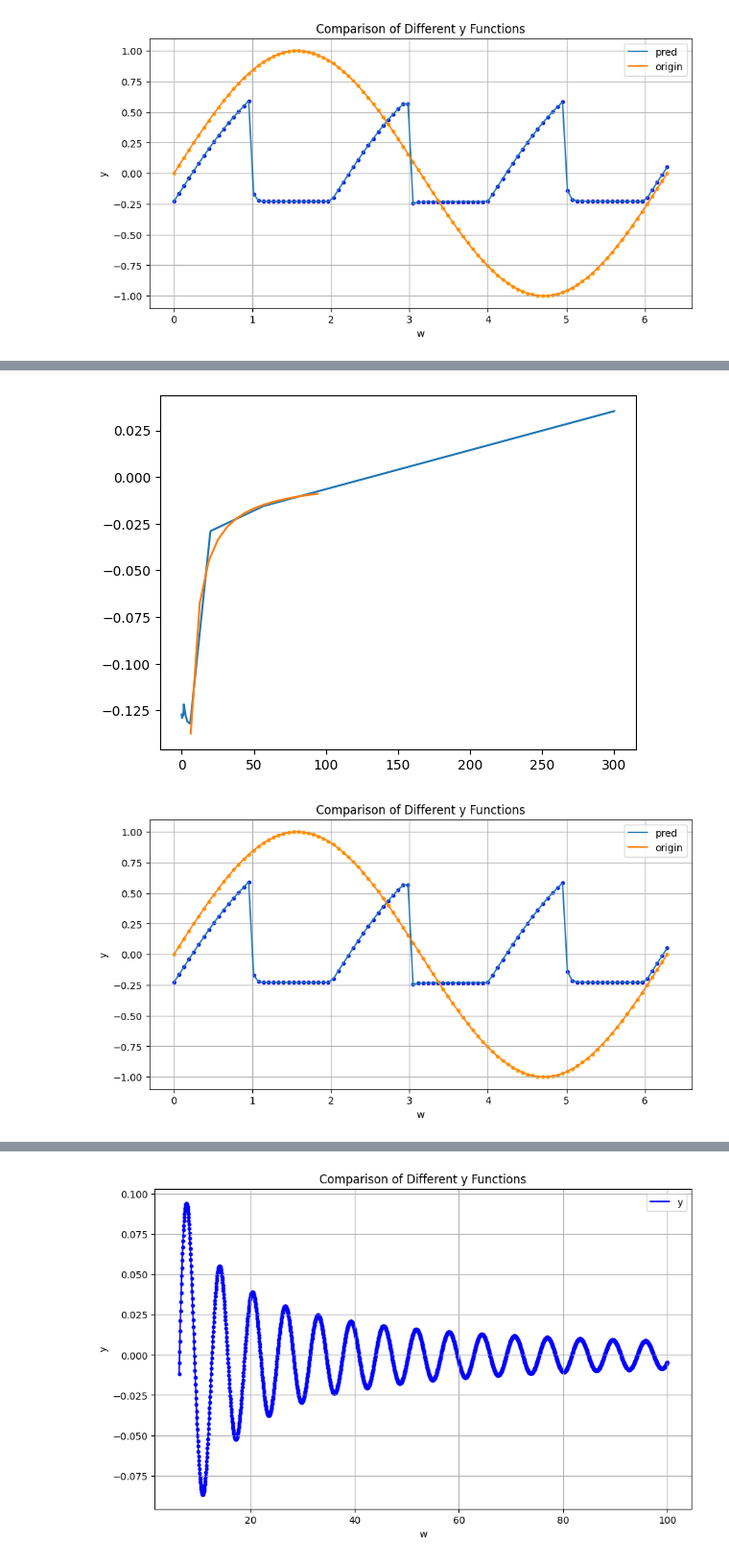
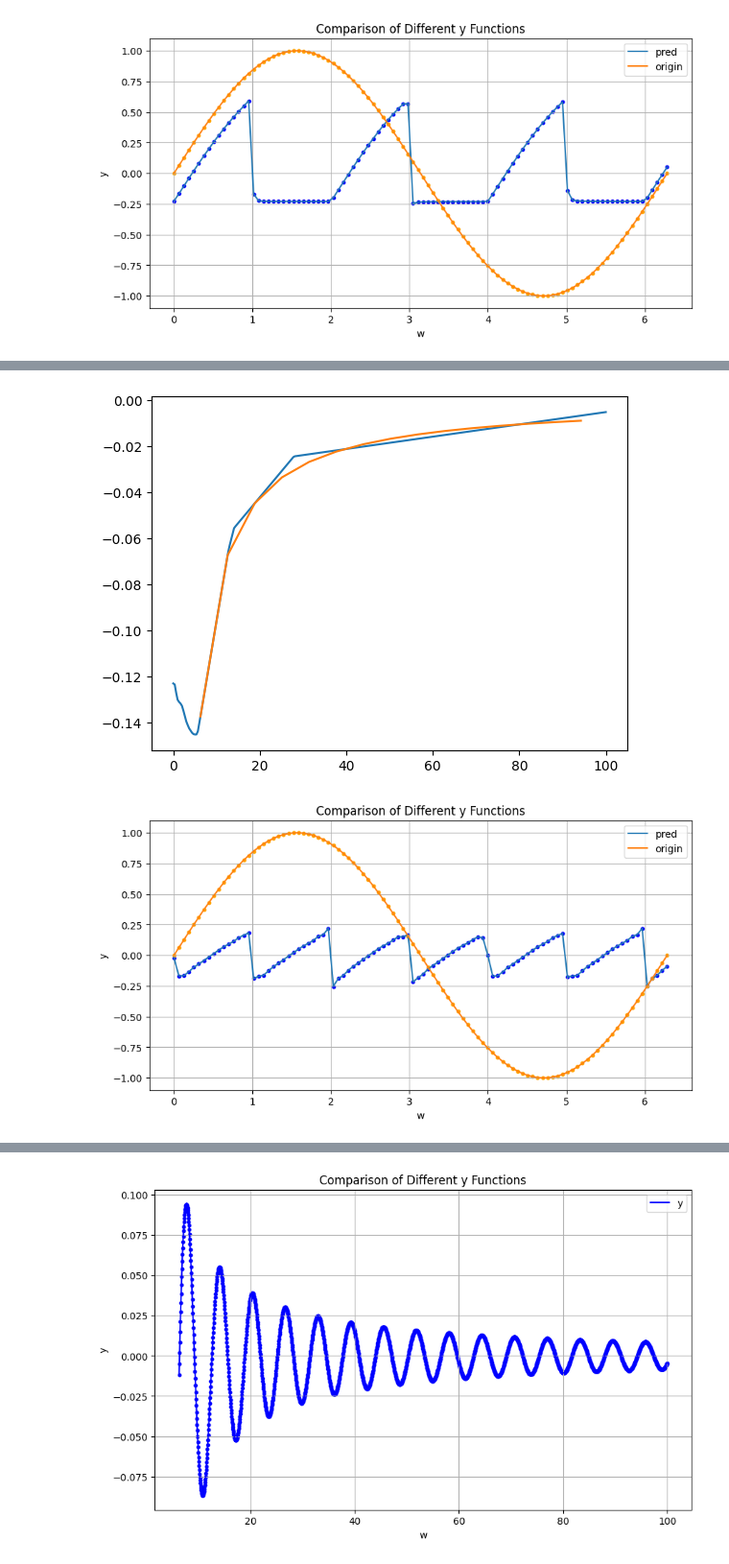
Before and after one commit to xmu-hph/4pd_codes, a Jupyter notebook: hmm_fourier/fourier.ipynb, the cells around one changed output, grey strips where cells are left out. Shown at 96% size. Saved outputs shown, nothing was run; the diff lists cells and outputs as text; code cells hidden in the pictures.

```diff
--- a/hmm_fourier/fourier.ipynb
+++ b/hmm_fourier/fourier.ipynb
@@ -205,3 +209,23 @@ plt.grid(True)
 plt.show()
 # %% [output]
 [figure]
+# %%
+# 现在尝试一下等间隔但是错位会发生什么
+w_1 = np.arange(2*np.pi-1,100,2*np.pi)
+w_1 = w_1[w_1!= 1]
+cos_w1 = (1-np.cos(1+w_1))/(2*(1+w_1))+(1-np.cos(1-w_1))/(2*(1-w_1))
+sin_w1 = -np.sin(1+w_1)/(2*(1+w_1))+np.sin(1-w_1)/(2*(1-w_1))
+plt.figure(figsize = (10,5))
+plt.plot(w_1,cos_w1,label = 'cos')
+plt.plot(w_1,sin_w1,label = 'sin')
+plt.scatter(w_1, cos_w1, color='blue', s=10)  # 标注第一个函数的点
+plt.scatter(w_1, sin_w1, color='orange', s=10)  # 标注第二个函数的点
+# 添加图例
+plt.legend()
+# 添加标题和轴标签
+plt.title('Comparison of Different y Functions')
+plt.xlabel('w')
+plt.ylabel('y')
+# 显示图表
+plt.grid(True)
+plt.show()
@@ -312,12 +361,12 @@ Fold Test Loss: 1.4373760677699465e-05
 # %%
 with torch.no_grad():
-    test = torch.tensor(np.linspace(0,300,1000),dtype=torch.float32).unsqueeze(1)
+    test = torch.tensor(np.linspace(0,100,300),dtype=torch.float32).unsqueeze(1)
     test_y = sin_model(test)
     plt.plot(test,test_y)
     plt.plot(x_tensor,y_tensor)
     plt.show()
 # %% [output]
-[figure, old version]
+[figure, new version]
 # %%
 #从上面的逼近模型中按照长时间窗口对应的频率点进行采样
 with torch.no_grad():
@@ -327,7 +376,7 @@ with torch.no_grad():
 t = np.linspace(0,2*np.pi,100)
 tot = 0
 for _ in range(len(w_1)):
-    tot += cos_w1[_]*np.cos(w_1[_]*t)+sin_w1[_]*np.sin(w_1[_]*t)
+    tot += cos_am[_]*np.cos(w_1[_]*t)+sin_am[_]*np.sin(w_1[_]*t)
 origin_ = np.sin(t)
 plt.figure(figsize = (10,5))
 plt.plot(t,tot,label = 'pred')
@@ -344,4 +393,4 @@ plt.ylabel('y')
 plt.grid(True)
 plt.show()
 # %% [output]
-[figure, old version]
+[figure, new version]
```
Also changed, not shown: parts of 11 cells of this notebook.
